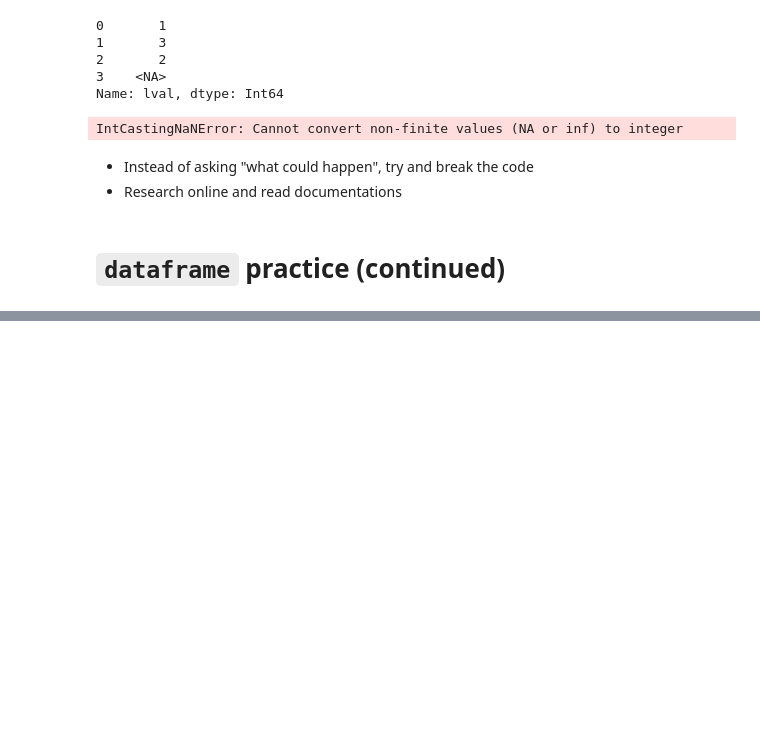
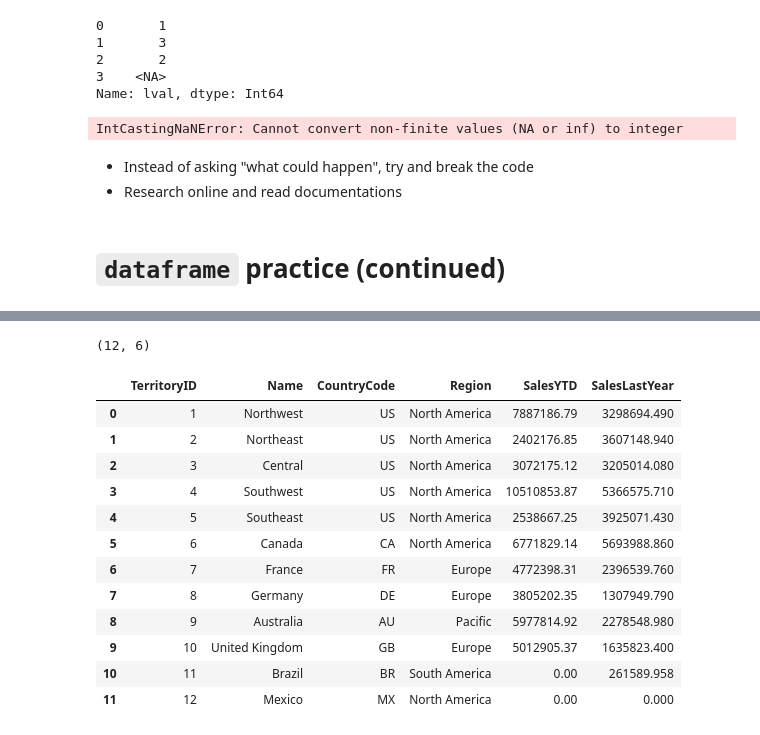
Before and after one commit to xiangshiyin/data-programming-with-python, a Jupyter notebook: 2023-fall/2023-10-03/notebook/code_demo.ipynb, the cells around one changed output, grey strips where cells are left out. Saved outputs shown, nothing was run; the diff lists cells and outputs as text; code cells hidden in the pictures; blank space fills up the shorter version.

```diff
--- a/2023-fall/2023-10-03/notebook/code_demo.ipynb
+++ b/2023-fall/2023-10-03/notebook/code_demo.ipynb
@@ -99,0 +145,20 @@ Orders = pd.read_excel('../data/ItemsOrdered.xls')
+# %%
+Territory.shape
+# %% [output]
+(12, 6)
+# %%
+Territory
+# %% [output]
+|  | TerritoryID | Name | CountryCode | Region | SalesYTD | SalesLastYear |
+| 0 | 1 | Northwest | US | North America | 7887186.79 | 3298694.490 |
+| 1 | 2 | Northeast | US | North America | 2402176.85 | 3607148.940 |
+| 2 | 3 | Central | US | North America | 3072175.12 | 3205014.080 |
+| 3 | 4 | Southwest | US | North America | 10510853.87 | 5366575.710 |
+| 4 | 5 | Southeast | US | North America | 2538667.25 | 3925071.430 |
+| 5 | 6 | Canada | CA | North America | 6771829.14 | 5693988.860 |
+| 6 | 7 | France | FR | Europe | 4772398.31 | 2396539.760 |
+| 7 | 8 | Germany | DE | Europe | 3805202.35 | 1307949.790 |
+| 8 | 9 | Australia | AU | Pacific | 5977814.92 | 2278548.980 |
+| 9 | 10 | United Kingdom | GB | Europe | 5012905.37 | 1635823.400 |
+| 10 | 11 | Brazil | BR | South America | 0.00 | 261589.958 |
+| 11 | 12 | Mexico | MX | North America | 0.00 | 0.000 |
```
Also changed, not shown: parts of 56 cells of this notebook.
